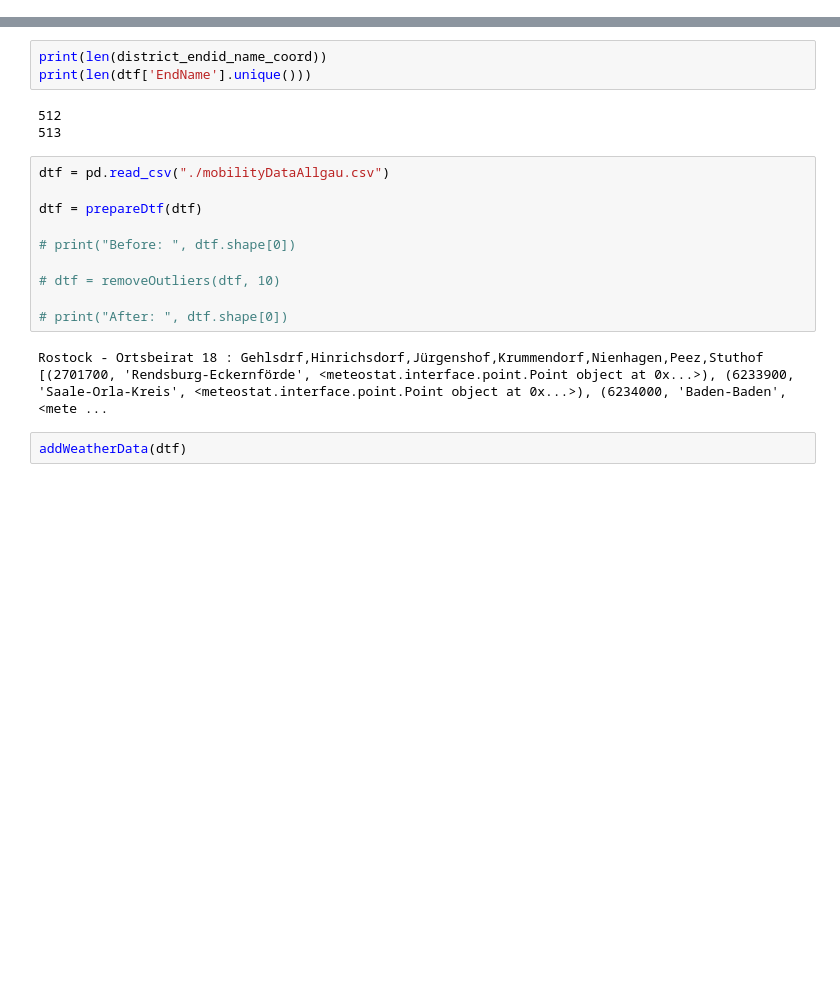
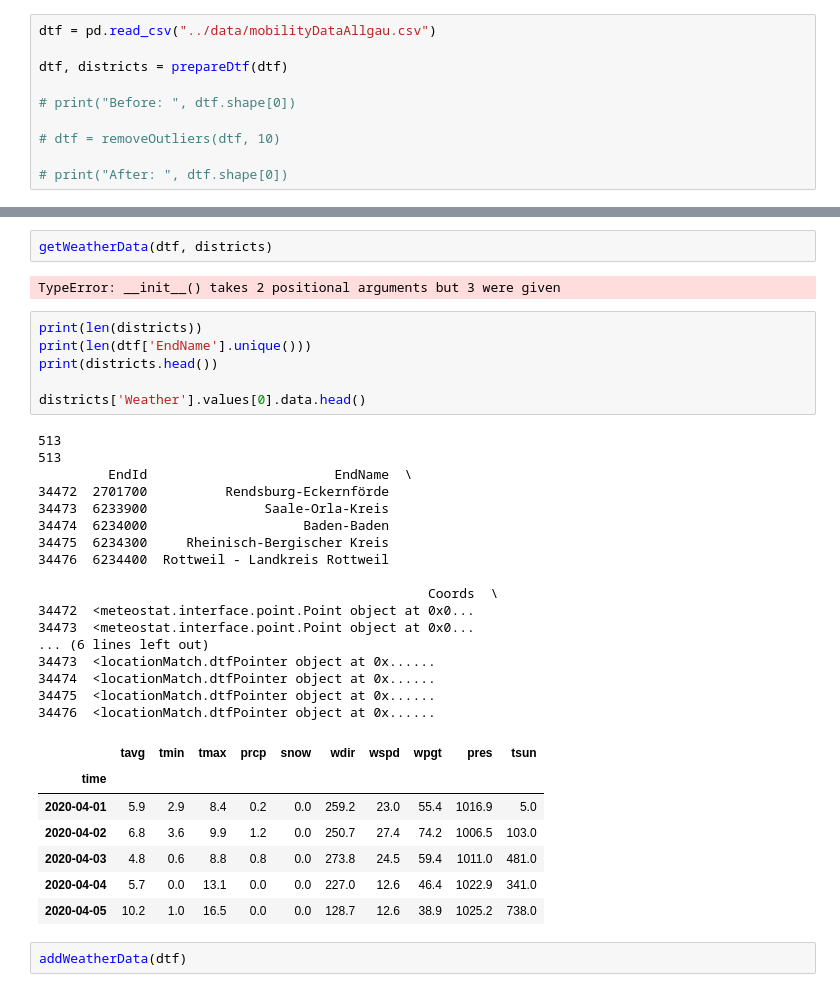
Before and after one commit to jheubuch/hke-tourguide-ki, a Jupyter notebook: src/mobility.ipynb, the cells around one changed output, grey strips where cells are left out. Drawn from its saved outputs; the diff is of its cells as text; blank space fills up the shorter version.

Commit message:
Added district and weather requests

```diff
--- a/src/mobility.ipynb
+++ b/src/mobility.ipynb
@@ -279,0 +286,10 @@ def addWeatherData(dtf):
+# %%
+dtf = pd.read_csv("../data/mobilityDataAllgau.csv")
+
+dtf, districts = prepareDtf(dtf)
+
+# print("Before: ", dtf.shape[0])
+
+# dtf = removeOutliers(dtf, 10)
+
+# print("After: ", dtf.shape[0])
@@ -280,22 +309,38 @@ def addWeatherData(dtf):
+# %%
+getWeatherData(dtf, districts)
+# %% [output]
+TypeError: __init__() takes 2 positional arguments but 3 were given
 # %%
-print(len(district_endid_name_coord))
+print(len(districts))
 print(len(dtf['EndName'].unique()))
+print(districts.head())
+
+districts['Weather'].values[0].data.head()
 # %% [output]
-512
 513
+513
+         EndId                        EndName  \
+34472  2701700          Rendsburg-Eckernförde
+34473  6233900               Saale-Orla-Kreis
+34474  6234000                    Baden-Baden
+34475  6234300     Rheinisch-Bergischer Kreis
+34476  6234400  Rottweil - Landkreis Rottweil
+
+                                                  Coords  \
+34472  <meteostat.interface.point.Point object at 0x0...
+34473  <meteostat.interface.point.Point object at 0x0...
+... (6 lines left out)
+34473  <locationMatch.dtfPointer object at 0x......
+34474  <locationMatch.dtfPointer object at 0x......
+34475  <locationMatch.dtfPointer object at 0x......
+34476  <locationMatch.dtfPointer object at 0x......
+|  | tavg | tmin | tmax | prcp | snow | wdir | wspd | wpgt | pres | tsun |
+| time |  |  |  |  |  |  |  |  |  |  |
+| 2020-04-01 | 5.9 | 2.9 | 8.4 | 0.2 | 0.0 | 259.2 | 23.0 | 55.4 | 1016.9 | 5.0 |
+| 2020-04-02 | 6.8 | 3.6 | 9.9 | 1.2 | 0.0 | 250.7 | 27.4 | 74.2 | 1006.5 | 103.0 |
+| 2020-04-03 | 4.8 | 0.6 | 8.8 | 0.8 | 0.0 | 273.8 | 24.5 | 59.4 | 1011.0 | 481.0 |
+| 2020-04-04 | 5.7 | 0.0 | 13.1 | 0.0 | 0.0 | 227.0 | 12.6 | 46.4 | 1022.9 | 341.0 |
+| 2020-04-05 | 10.2 | 1.0 | 16.5 | 0.0 | 0.0 | 128.7 | 12.6 | 38.9 | 1025.2 | 738.0 |
-# %%
-dtf = pd.read_csv("./mobilityDataAllgau.csv")
-
-dtf = prepareDtf(dtf)
-
-# print("Before: ", dtf.shape[0])
-
-# dtf = removeOutliers(dtf, 10)
-
-# print("After: ", dtf.shape[0])
-# %% [output]
-Rostock - Ortsbeirat 18 : Gehlsdrf,Hinrichsdorf,Jürgenshof,Krummendorf,Nienhagen,Peez,Stuthof
-[(2701700, 'Rendsburg-Eckernförde', <meteostat.interface.point.Point object at 0x...>), (6233900, 'Saale-Orla-Kreis', <meteostat.interface.point.Point object at 0x...>), (6234000, 'Baden-Baden', <mete ...
 # %%
 addWeatherData(dtf)
 # %% [output]
```
Also changed, not shown: parts of 3 cells of this notebook, 1 other file.
